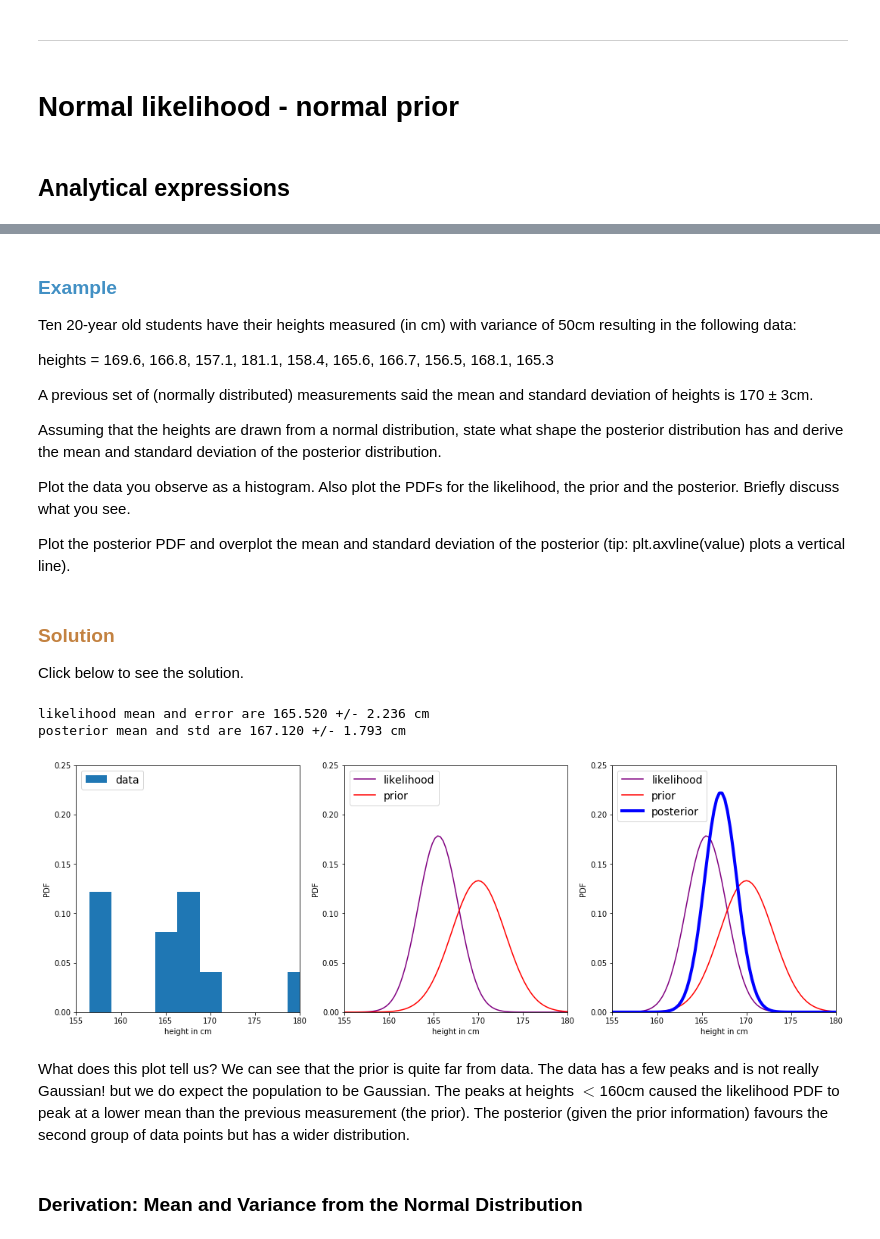
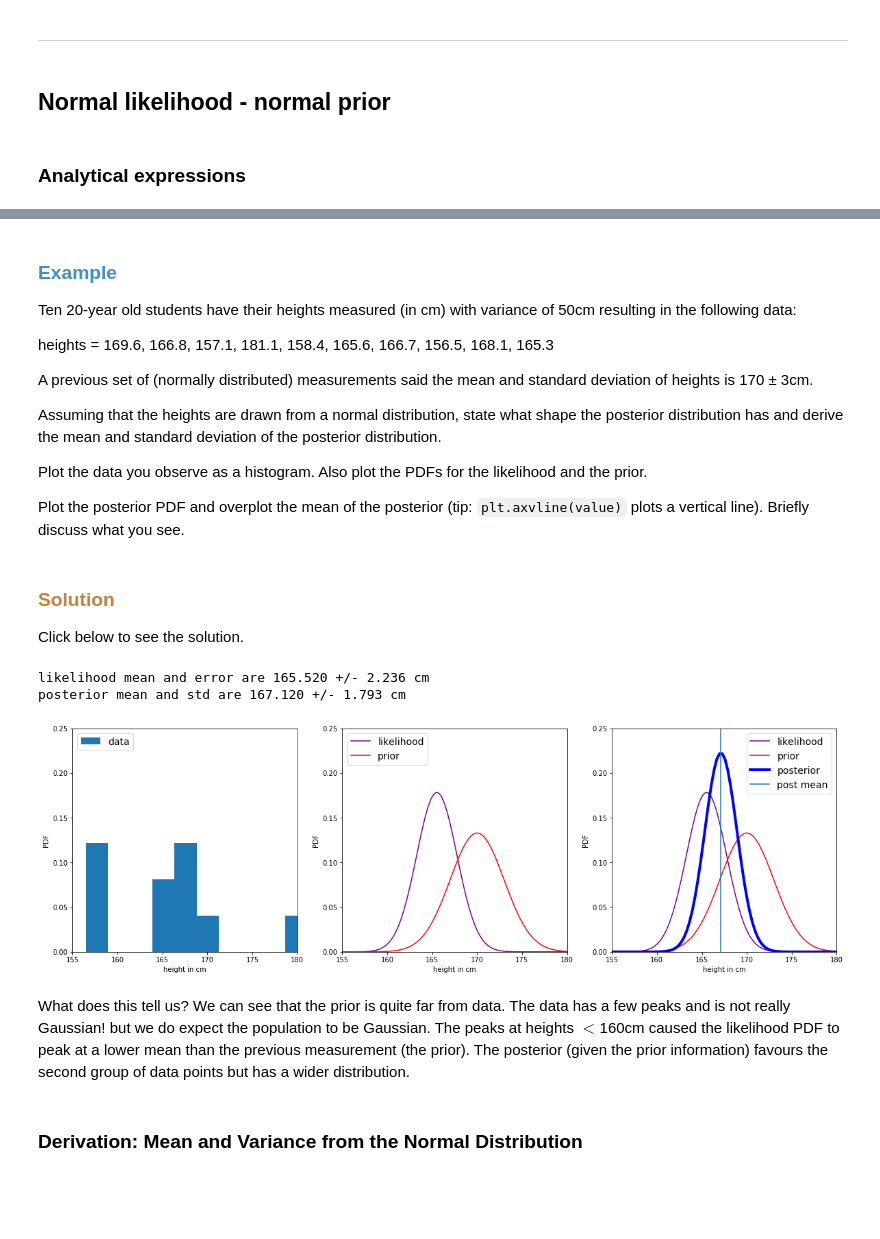
Before and after one commit to philrelton/Data-Analysis-2022, a Jupyter notebook: blended_exercises/Chapter 6/Chapter6.ipynb, the cells around one changed output, grey strips where cells are left out. Drawn from its saved outputs; the diff is of its cells as text; code cells hidden in the pictures; blank space fills up the shorter version.

```diff
--- a/blended_exercises/Chapter 6/Chapter6.ipynb
+++ b/blended_exercises/Chapter 6/Chapter6.ipynb
@@ -37,9 +37,9 @@ Even if the true functional form of the posterior is *not* conjugate, it is comm
 # %% [markdown]
 ***
 # %% [markdown]
-# Normal likelihood - normal prior
+## Normal likelihood - normal prior
 # %% [markdown]
-## Analytical expressions
+### Analytical expressions
 # %% [markdown]
 Suppose that we have a set of observations $X = {x_1, x_2, \ldots, x_n}$ of some quantity that we believe to have been drawn from a normal distribution. We can then write,
 
@@ -91,11 +91,9 @@ A previous set of (normally distributed) measurements said the mean and standard
 
 Assuming that the heights are drawn from a normal distribution, state what shape the posterior distribution has and derive the mean and standard deviation of the posterior distribution.
 
+Plot the data you observe as a histogram. Also plot the PDFs for the likelihood and the prior.
 
-Plot the data you observe as a histogram. Also plot the PDFs for the likelihood, the prior and the posterior. Briefly discuss what you see.
-
-
-Plot the posterior PDF and overplot the mean and standard deviation of the posterior (tip: plt.axvline(value) plots a vertical line).
+Plot the posterior PDF and overplot the mean of the posterior (tip: `plt.axvline(value)` plots a vertical line). Briefly discuss what you see.
 # %% [markdown]
 ###  <font color=#c38241> Solution</font>
 
@@ -142,42 +140,43 @@ print(r'likelihood mean and error are {:.3f} +/- {:.3f} cm'.format(data_mean,err
 
 print('posterior mean and std are {:.3f} +/- {:.3f} cm'.format(posterior_mean,posterior_std))
 
-plt.figure(figsize=(18,6))
+plt.figure(figsize=(20,6))
 # for plotting
 
 plt.subplot(131)
 plt.hist(ht,density=True,label='data')
 plt.legend(loc='upper left',fontsize=14)
 plt.xlim(155,180)
 plt.ylim(0,0.25)
 plt.xlabel('height in cm')
 plt.ylabel('PDF')
 
 plt.subplot(132)
 plt.plot(d,norm.pdf(d,data_mean,err_mean),label='likelihood',c='purple') #likelihood
 plt.plot(d,norm.pdf(d,prior_mean,np.sqrt(prior_var)),label='prior',c='red') # prior distribution
 plt.legend(loc='upper left',fontsize=14)
 plt.xlim(155,180)
 plt.ylim(0,0.25)
 plt.xlabel('height in cm')
 plt.ylabel('PDF')
 
 plt.subplot(133)
 plt.plot(d,norm.pdf(d,data_mean,err_mean),label='likelihood',c='purple') #likelihood
 plt.plot(d,norm.pdf(d,prior_mean,np.sqrt(prior_var)),label='prior',c='red') # prior distribution
 plt.plot(d,norm.pdf(d,posterior_mean,posterior_std),label='posterior',c='blue',lw=4)
-plt.legend(loc='upper left',fontsize=14)
 plt.xlim(155,180)
 plt.ylim(0,0.25)
+plt.axvline(posterior_mean,label='post mean')
 plt.xlabel('height in cm')
+plt.legend(loc='upper right',fontsize=14)
 plt.ylabel('PDF')
 plt.show()
 # %% [output]
 likelihood mean and error are 165.520 +/- 2.236 cm
 posterior mean and std are 167.120 +/- 1.793 cm
-[figure, old version]
+[figure, new version]
 # %% [markdown]
-What does this plot tell us? We can see that the prior is quite far from data. The data has a few peaks and is not really Gaussian! but we do expect the population to be Gaussian. The peaks at heights $<$160cm caused the likelihood PDF to peak at a lower mean than the previous measurement (the prior). The posterior (given the prior information) favours the second group of data points but has a wider distribution.
+What does this tell us? We can see that the prior is quite far from data. The data has a few peaks and is not really Gaussian! but we do expect the population to be Gaussian. The peaks at heights $<$160cm caused the likelihood PDF to peak at a lower mean than the previous measurement (the prior). The posterior (given the prior information) favours the second group of data points but has a wider distribution.
 # %% [markdown]
 ### Derivation: Mean and Variance from the Normal Distribution
 # %% [markdown]
```
Also changed, not shown: parts of 9 cells of this notebook.
